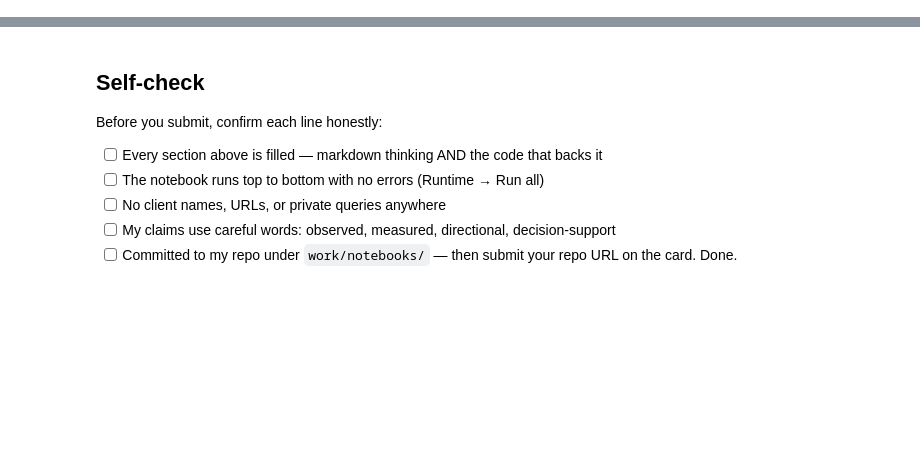
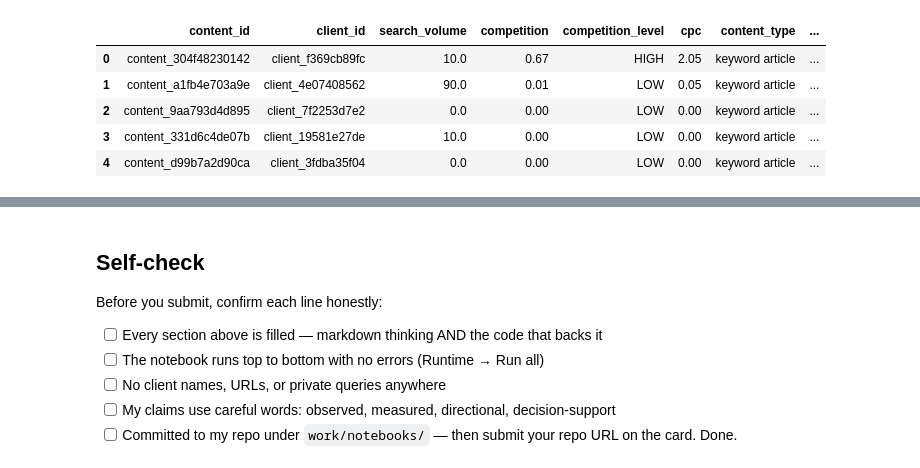
Before and after one commit to mbinaqeel-analyst/flyrank-ml-internship, a Jupyter notebook: work/notebooks/w06_validation_audit.ipynb, the cells around one changed output, grey strips where cells are left out. Cells and saved outputs as stored; diff of their text form; code cells hidden in the pictures; blank space fills up the shorter version.

```diff
--- a/work/notebooks/w06_validation_audit.ipynb
+++ b/work/notebooks/w06_validation_audit.ipynb
@@ -36,0 +90,90 @@ This skeleton is yours to fill. Work the sections **in order** — each one has
+# %%
+# ============================================================
+# SECTION 2 - SETUP AND DATA LOADING
+# ============================================================
+
+import os
+import subprocess
+import sys
+import warnings
+
+import numpy as np
+import pandas as pd
+
+warnings.filterwarnings("ignore")
+
+# ------------------------------------------------------------
+# 1. Expected paths
+# ------------------------------------------------------------
+
+REPO_PATH = "/content/flyrank-ml-internship"
+STARTER_PATH = os.path.join(
+    REPO_PATH,
+    "data",
+    "raw",
+    "content_refresh_anonymized.csv"
+)
+
+# ------------------------------------------------------------
+# 2. If the repository is not present in this Colab runtime,
+#    clone it from GitHub.
+# ------------------------------------------------------------
+
+if not os.path.exists(STARTER_PATH):
+
+    print("Starter CSV not found at:")
+    print(STARTER_PATH)
+    print()
+    print("Checking whether the GitHub repository exists locally...")
+
+    if not os.path.exists(REPO_PATH):
+
+        print("Repository not found locally.")
+        print("Cloning GitHub repository...")
+
+        result = subprocess.run(
+            [
+                "git",
+                "clone",
+                "https://github.com/mbinaqeel-analyst/flyrank-ml-internship.git",
+                REPO_PATH
+            ],
+            capture_output=True,
+            text=True
+        )
+
+        if result.returncode != 0:
+            print("Git clone failed.")
+            print(result.stderr)
+            raise RuntimeError(
+                "Could not clone the GitHub repository. "
+                "Check the repository URL/access and try again."
+            )
+
+        print("Repository cloned successfully.")
+
+# ------------------------------------------------------------
+# 3. Final file check
+# ------------------------------------------------------------
+
+if not os.path.exists(STARTER_PATH):
+    raise FileNotFoundError(
+        f"\nStarter CSV still not found:\n{STARTER_PATH}\n\n"
+        "Check that content_refresh_anonymized.csv exists under "
+        "data/raw/ in the repository."
+    )
+
+print("Starter file found:")
+print(STARTER_PATH)
+
+# ------------------------------------------------------------
+# 4. Load data
+# ------------------------------------------------------------
+
+df = pd.read_csv(STARTER_PATH)
+
+print("\nShape:", df.shape)
+print("Columns:", len(df.columns))
+
+display(df.head())
+# %% [output]
@@ -36,0 +192,6 @@ This skeleton is yours to fill. Work the sections **in order** — each one has
+|  | content_id | client_id | search_volume | competition | competition_level | cpc | content_type | ... |
+| 0 | content_304f48230142 | client_f369cb89fc | 10.0 | 0.67 | HIGH | 2.05 | keyword article | ... |
+| 1 | content_a1fb4e703a9e | client_4e07408562 | 90.0 | 0.01 | LOW | 0.05 | keyword article | ... |
+| 2 | content_9aa793d4d895 | client_7f2253d7e2 | 0.0 | 0.00 | LOW | 0.00 | keyword article | ... |
+| 3 | content_331d6c4de07b | client_19581e27de | 10.0 | 0.00 | LOW | 0.00 | keyword article | ... |
+| 4 | content_d99b7a2d90ca | client_3fdba35f04 | 0.0 | 0.00 | LOW | 0.00 | keyword article | ... |
```
Also changed, not shown: parts of 30 cells of this notebook.
